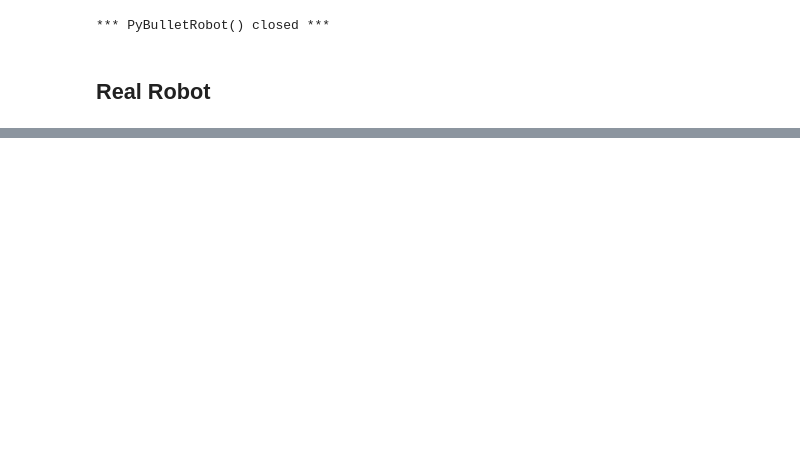
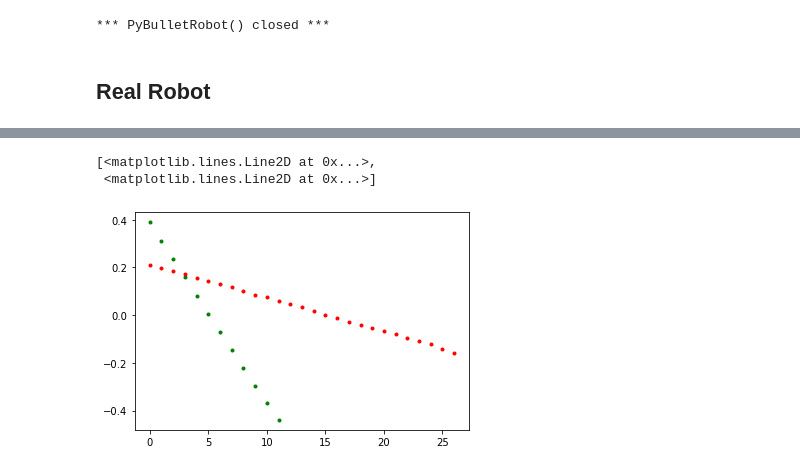
Before and after one commit to mediamead/oneroid, a Jupyter notebook: ipynb/sweep-1x.ipynb, the cells around one changed output, grey strips where cells are left out. Cells and saved outputs as stored; diff of their text form; code cells hidden in the pictures; blank space fills up the shorter version.

```diff
--- a/ipynb/sweep-1x.ipynb
+++ b/ipynb/sweep-1x.ipynb
@@ -220,0 +278,6 @@ r_tvecds = np.sqrt(np.sum(np.square(r_tvecs), axis=1)).ravel()
+# %%
+plt.plot(tvecs[:,1], 'g.', r_tvecs[:,1], 'r.')
+# %% [output]
+[<matplotlib.lines.Line2D at 0x...>,
+ <matplotlib.lines.Line2D at 0x...>]
+[figure, added]
```
Also changed, not shown: parts of 22 cells of this notebook, 3 other files.
